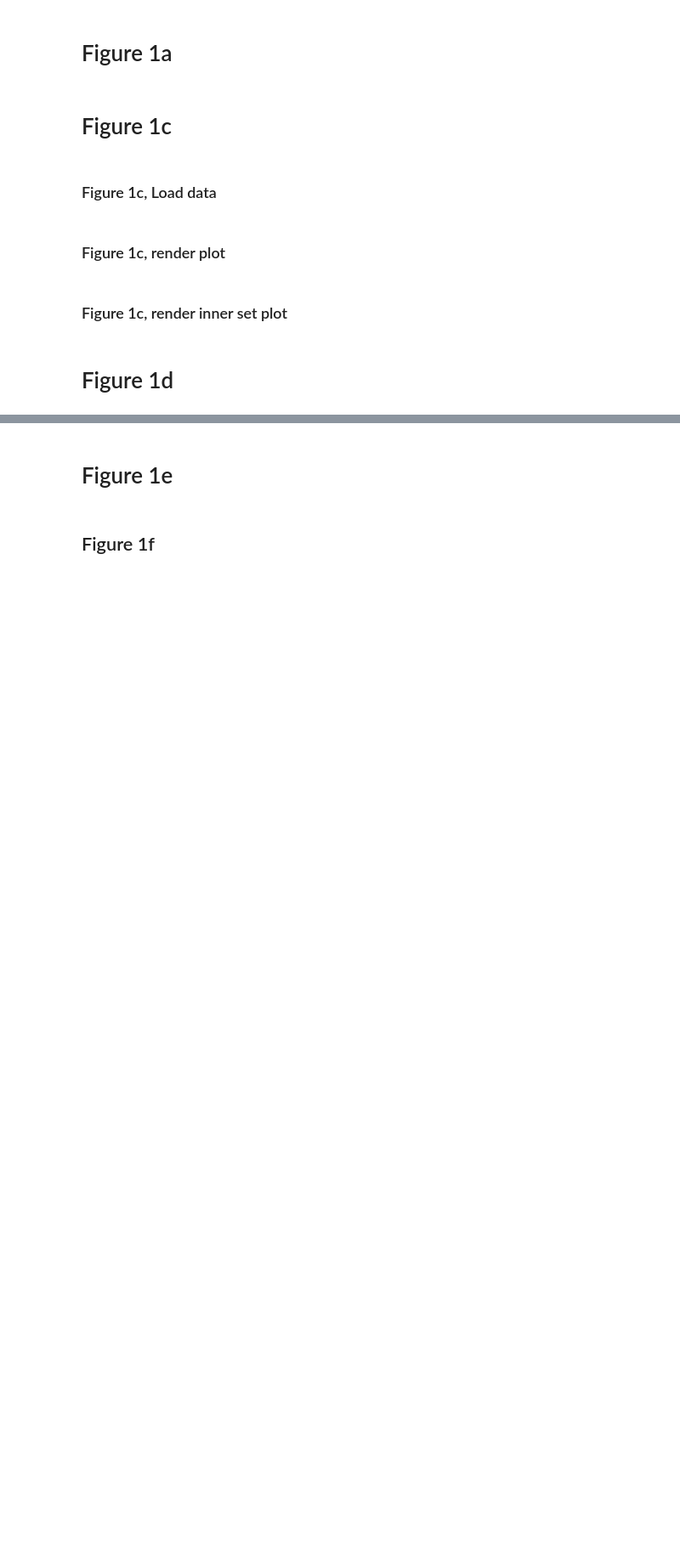
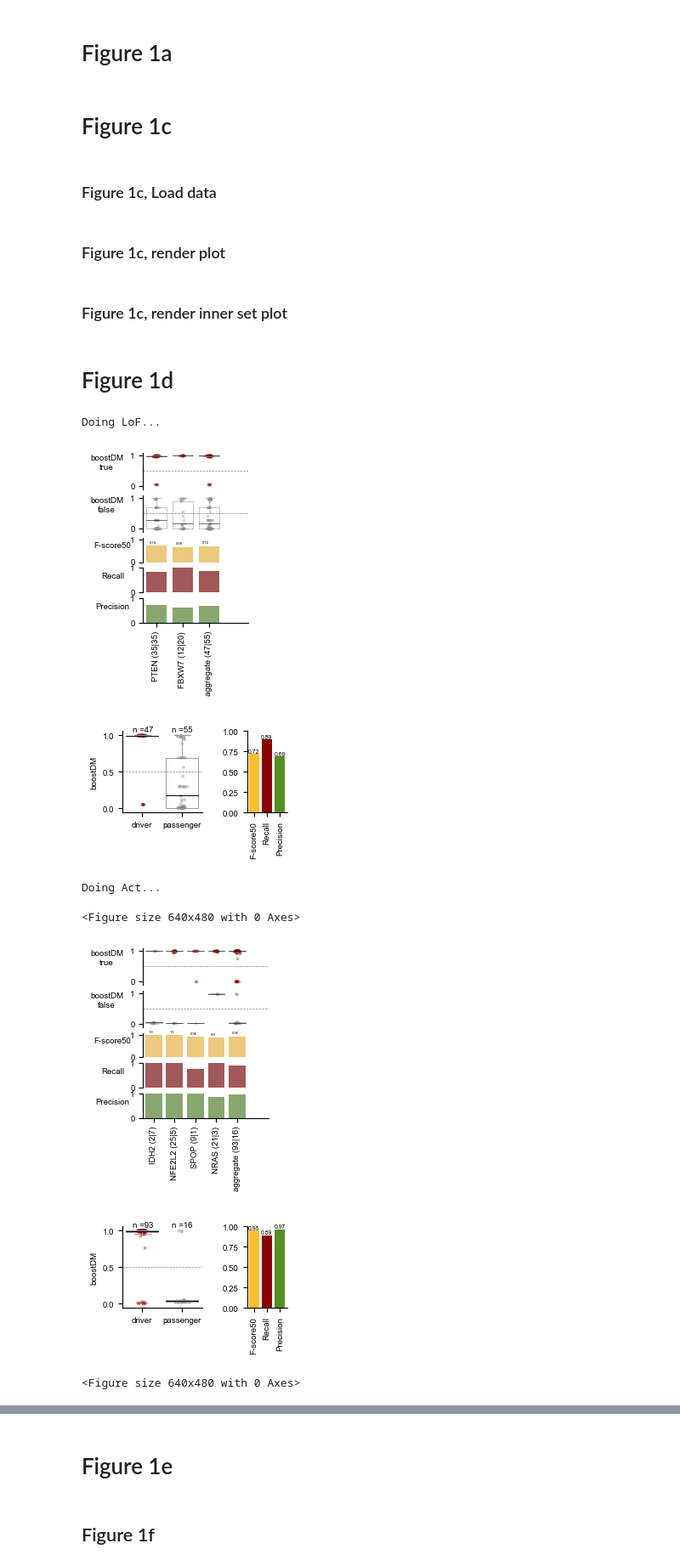
Before and after one commit to bbglab/boostdm-analyses, a Jupyter notebook: Figure1/display_panels_Figure1.ipynb, the cells around one changed output, grey strips where cells are left out. Shown at 85% size. Drawn from its saved outputs; the diff is of its cells as text; code cells hidden in the pictures; blank space fills up the shorter version.

```diff
--- a/Figure1/display_panels_Figure1.ipynb
+++ b/Figure1/display_panels_Figure1.ipynb
@@ -285,0 +288,20 @@ plt.show()
+# %%
+outpath = './raw_plots/'
+
+file = "source-data/figure1-source-data/kim_new.tsv"
+predictions = "/workspace/datasets/boostdm_runs/boostdm-new-pipeline-discovery-holdout/output_kim/saturation/prediction/"
+true_label = "functional"
+false_label = "neutral"
+csqn_type = 'missense'
+label = "kim"
+
+comparison_main(file, outpath,  true_label, false_label, csqn_type, label, predictions)
+# %% [output]
+Doing LoF...
+[figure, added]
+[figure, added]
+Doing Act...
+<Figure size 640x480 with 0 Axes>
+[figure, added]
+[figure, added]
+<Figure size 640x480 with 0 Axes>
```
Also changed, not shown: parts of 3 cells of this notebook, 1 other file.
